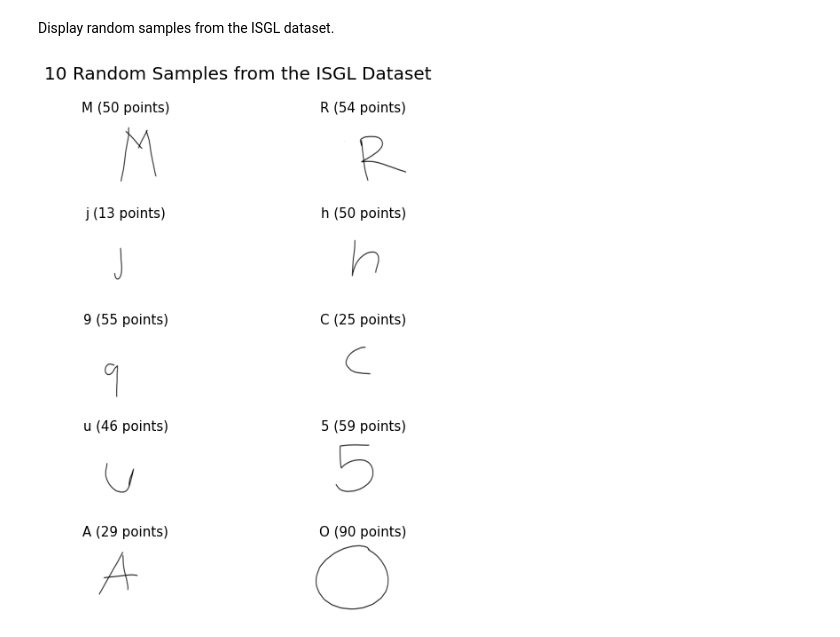
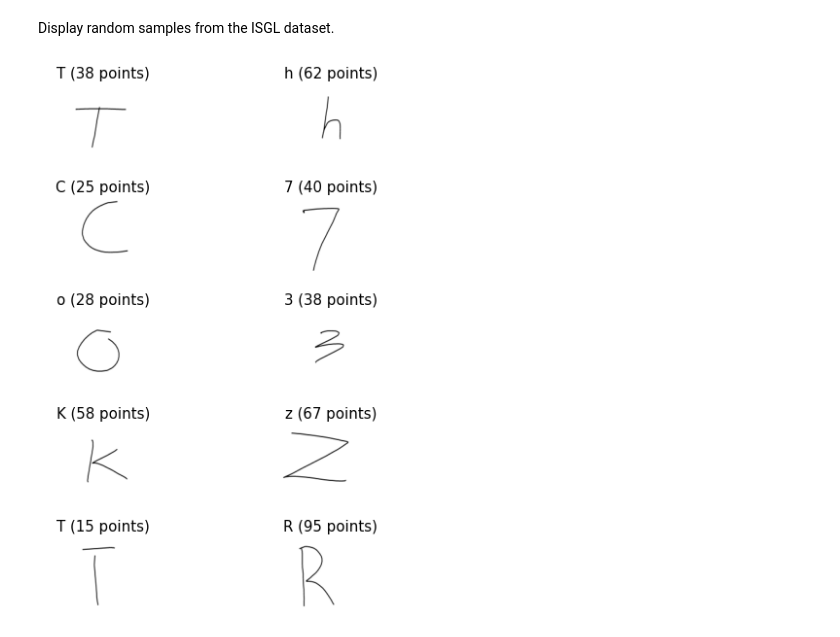
Before and after one commit to agSwift/whiteboard-captioning, a Jupyter notebook: backend/isgl/isgl_analysis.ipynb, the cells around one changed output. Drawn from its saved outputs; the diff is of its cells as text; code cells hidden in the pictures.

```diff
--- a/backend/isgl/isgl_analysis.ipynb
+++ b/backend/isgl/isgl_analysis.ipynb
@@ -108,13 +109,29 @@ def extract_all_data_from_dir(
 # %% [markdown]
 Extract all data from the ISGL dataset.
 # %%
-lowercase_stroke_lens, lowercase_stroke_labels, lowercase_images = extract_all_data_from_dir(IsglDataDirPath.LOWERCASE)
-uppercase_stroke_lens, uppercase_stroke_labels, uppercase_images = extract_all_data_from_dir(IsglDataDirPath.UPPERCASE)
-numbers_stroke_lens, numbers_stroke_labels, numbers_images = extract_all_data_from_dir(IsglDataDirPath.NUMBERS)
+(
+    lowercase_stroke_lens,
+    lowercase_stroke_labels,
+    lowercase_images,
+) = extract_all_data_from_dir(IsglDataDirPath.LOWERCASE)
+(
+    uppercase_stroke_lens,
+    uppercase_stroke_labels,
+    uppercase_images,
+) = extract_all_data_from_dir(IsglDataDirPath.UPPERCASE)
+(
+    numbers_stroke_lens,
+    numbers_stroke_labels,
+    numbers_images,
+) = extract_all_data_from_dir(IsglDataDirPath.NUMBERS)
 
 # Combine all the data.
-all_stroke_lens = lowercase_stroke_lens + uppercase_stroke_lens + numbers_stroke_lens
-all_stroke_labels = lowercase_stroke_labels + uppercase_stroke_labels + numbers_stroke_labels
+all_stroke_lens = (
+    lowercase_stroke_lens + uppercase_stroke_lens + numbers_stroke_lens
+)
+all_stroke_labels = (
+    lowercase_stroke_labels + uppercase_stroke_labels + numbers_stroke_labels
+)
 all_images = lowercase_images + uppercase_images + numbers_images
 
 print(f"Number of lowercase strokes: {len(lowercase_stroke_labels)}")
@@ -132,9 +149,8 @@ Total number of strokes: 7985
 # %% [markdown]
 Define a function to display samples from the given extracted files.
 # %%
-
 def display_samples_from_files(
-    num_samples: int, files: list[tuple], title: str
+    num_samples: int, files: list[tuple], title: Optional[str] = None
 ):
     """Display samples from the given files.
 
@@ -159,9 +175,10 @@ def display_samples_from_files(
     if num_samples == 1:
         axs = [axs]
 
-    # Set the title of the plot to be at the top.
-    fig.subplots_adjust(top=0.9)
-    fig.suptitle(title, fontsize=20)
+    if title is not None:
+        # Set the title of the plot to be at the top.
+        fig.subplots_adjust(top=0.9)
+        fig.suptitle(title, fontsize=20)
 
     # Display the samples.
     for i, idx in enumerate(random_indices):
@@ -186,7 +203,7 @@ def display_samples_from_files(
         fig.delaxes(axs.flatten()[i])
 
     # Adjust the spacing between subplots.
-    plt.subplots_adjust(hspace=0.5, wspace=0.5)
+    plt.subplots_adjust(hspace=0.5, wspace=0.1)
 
     # Display the plot.
     plt.show()
@@ -194,6 +211,9 @@ def display_samples_from_files(
 Display random samples from the ISGL dataset.
 # %%
 NUM_SAMPLES = 10
-display_samples_from_files(NUM_SAMPLES, all_data, f"{NUM_SAMPLES} Random Samples from the ISGL Dataset")
+display_samples_from_files(
+    NUM_SAMPLES,
+    all_data,
+)
 # %% [output]
-[figure, old version]
+[figure, new version]
```
Also changed, not shown: parts of 1 cell of this notebook, 4 other files.
